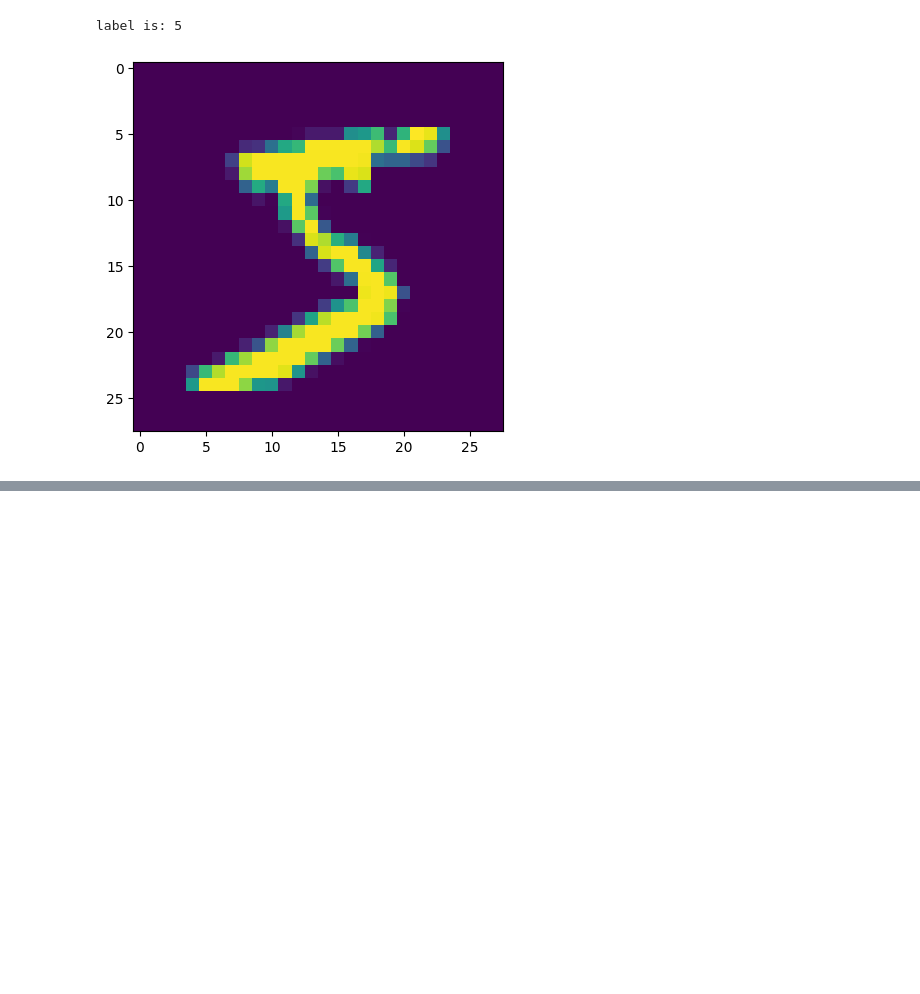
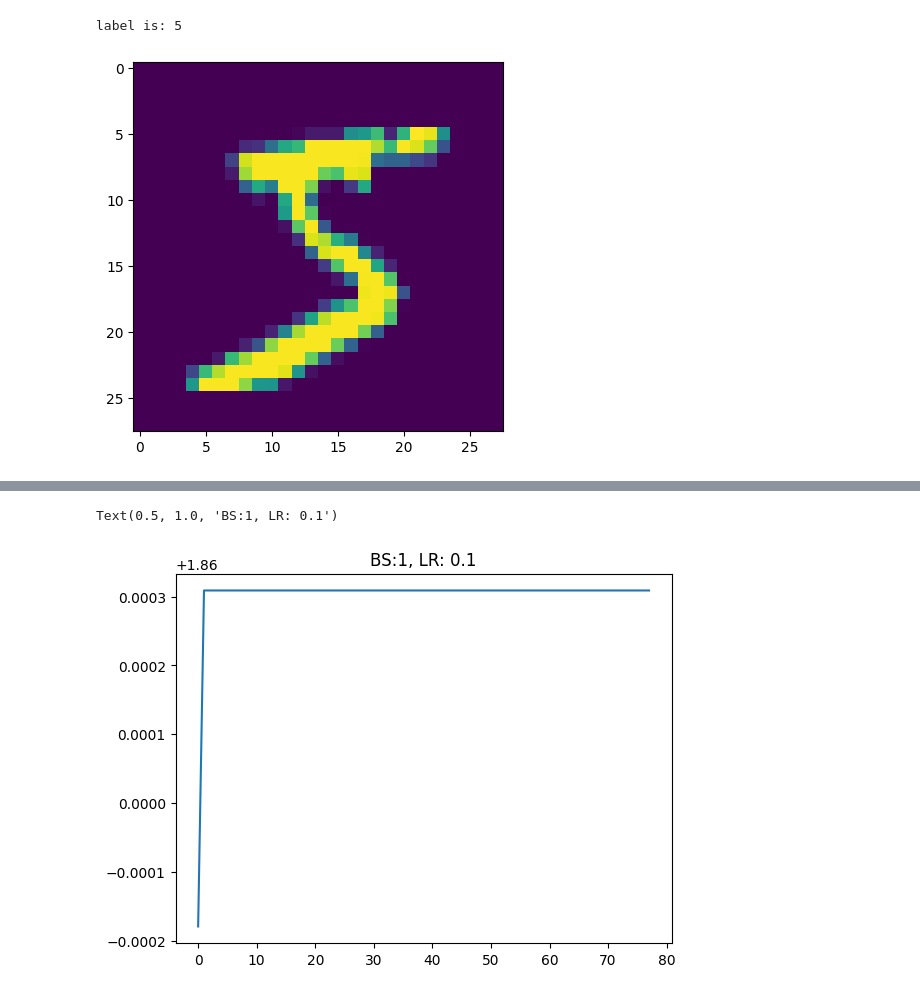
Before and after one commit to krispypancakes/ml_basics, a Jupyter notebook: python_experiments/mnist.ipynb, the cells around one changed output, grey strips where cells are left out. Cells and saved outputs as stored; diff of their text form; code cells hidden in the pictures; blank space fills up the shorter version.

```diff
--- a/python_experiments/mnist.ipynb
+++ b/python_experiments/mnist.ipynb
@@ -155,0 +188,6 @@ print(train_lbs[i])
+# %%
+plt.plot(range(epoch), loss_all)
+plt.title(f"BS:1, LR: {LR}")
+# %% [output]
+Text(0.5, 1.0, 'BS:1, LR: 0.1')
+[figure, added]
```
Also changed, not shown: parts of 16 cells of this notebook, 1 other file.
